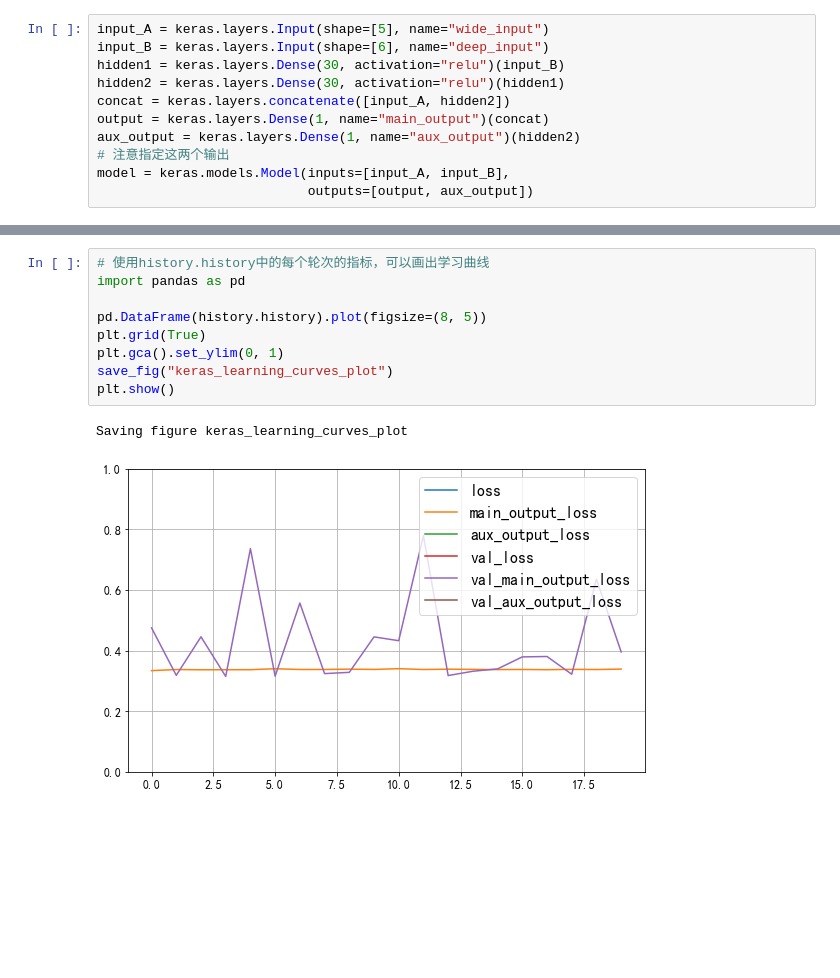
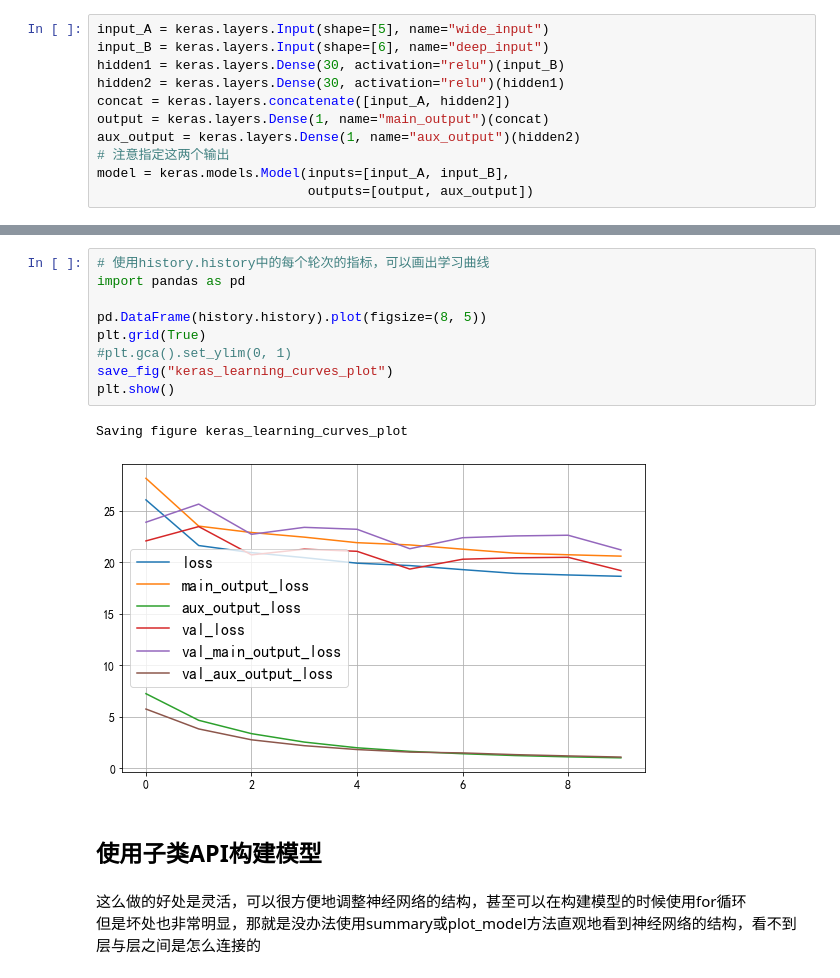
Before and after one commit to Boerd-coin/handson_ml, a Jupyter notebook: practice/10_Keras人工神经网络简介.ipynb, the cells around one changed output, grey strips where cells are left out. Saved outputs shown, nothing was run; the diff lists cells and outputs as text; blank space fills up the shorter version.

```diff
--- a/practice/10_Keras人工神经网络简介.ipynb
+++ b/practice/10_Keras人工神经网络简介.ipynb
@@ -656,12 +656,17 @@ y_pred_main, y_pred_aux = model.predict([X_new_A, X_new_B])
 # %%
 # 使用history.history中的每个轮次的指标，可以画出学习曲线
 import pandas as pd
 
 pd.DataFrame(history.history).plot(figsize=(8, 5))
 plt.grid(True)
-plt.gca().set_ylim(0, 1)
+#plt.gca().set_ylim(0, 1)
 save_fig("keras_learning_curves_plot")
 plt.show()
 # %% [output]
 Saving figure keras_learning_curves_plot
-[figure, old version]
+[figure, new version]
+# %% [markdown]
+## 使用子类API构建模型
+# %% [markdown]
+这么做的好处是灵活，可以很方便地调整神经网络的结构，甚至可以在构建模型的时候使用for循环
+但是坏处也非常明显，那就是没办法使用summary或plot_model方法直观地看到神经网络的结构，看不到层与层之间是怎么连接的
```
Also changed, not shown: parts of 25 cells of this notebook, 7 other files.
